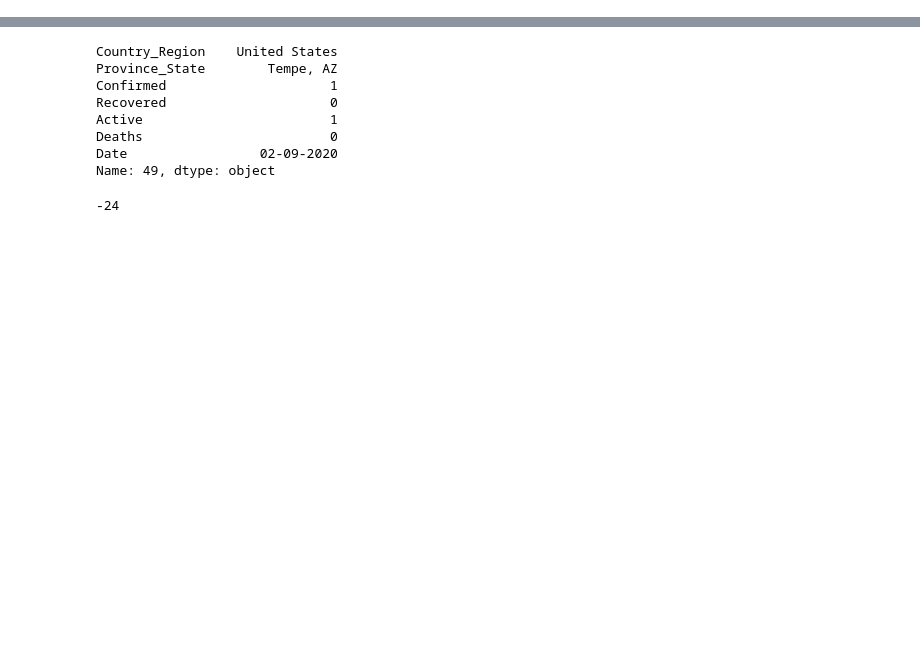
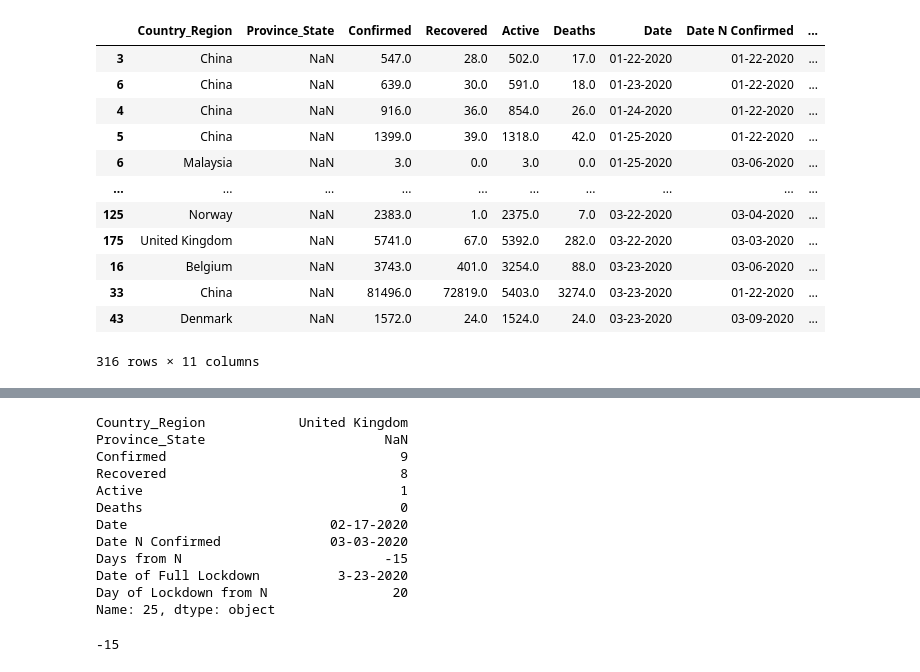
Before and after one commit to covidvis/covid19-vis, a Jupyter notebook: Basic Confirmed Timeline.ipynb, the cells around one changed output, grey strips where cells are left out. Drawn from its saved outputs; the diff is of its cells as text; code cells hidden in the pictures; blank space fills up the shorter version.

```diff
--- a/Basic Confirmed Timeline.ipynb
+++ b/Basic Confirmed Timeline.ipynb
@@ -23 +50,29 @@ df = df.drop(selectedRows, axis=0)
+# %%
+# Adding in information about lockdowns & possibly drop rows without lockdowns
+
+quarantine_df   = pd.read_csv("quarantine-activity.csv",index_col=0).set_index('Country_Region')
+full_lockdown   = quarantine_df[quarantine_df['Lockdown Type'] == 'Full'].groupby("Country_Region")['Date Enacted'].min().to_dict()
+
+# Add date of full lockdown
+cases_df['Date of Full Lockdown']     = cases_df.apply  (lambda x: full_lockdown.get(x['Country_Region']),axis=1)
+cases_df['Day of Lockdown from N']    = cases_df.apply  (lambda x: days_between(x["Date N Confirmed"], x["Date of Full Lockdown"]), axis = 1)
+
+# Drop rows for those without a full lockdown
+cases_df                              = cases_df.dropna (subset=['Date of Full Lockdown'])
+
+cases_df
+# %% [output]
+|  | Country_Region | Province_State | Confirmed | Recovered | Active | Deaths | Date | Date N Confirmed | ... |
+| 3 | China | NaN | 547.0 | 28.0 | 502.0 | 17.0 | 01-22-2020 | 01-22-2020 | ... |
+| 6 | China | NaN | 639.0 | 30.0 | 591.0 | 18.0 | 01-23-2020 | 01-22-2020 | ... |
+| 4 | China | NaN | 916.0 | 36.0 | 854.0 | 26.0 | 01-24-2020 | 01-22-2020 | ... |
+| 5 | China | NaN | 1399.0 | 39.0 | 1318.0 | 42.0 | 01-25-2020 | 01-22-2020 | ... |
+| 6 | Malaysia | NaN | 3.0 | 0.0 | 3.0 | 0.0 | 01-25-2020 | 03-06-2020 | ... |
+| ... | ... | ... | ... | ... | ... | ... | ... | ... | ... |
+| 125 | Norway | NaN | 2383.0 | 1.0 | 2375.0 | 7.0 | 03-22-2020 | 03-04-2020 | ... |
+| 175 | United Kingdom | NaN | 5741.0 | 67.0 | 5392.0 | 282.0 | 03-22-2020 | 03-03-2020 | ... |
+| 16 | Belgium | NaN | 3743.0 | 401.0 | 3254.0 | 88.0 | 03-23-2020 | 03-06-2020 | ... |
+| 33 | China | NaN | 81496.0 | 72819.0 | 5403.0 | 3274.0 | 03-23-2020 | 01-22-2020 | ... |
+| 43 | Denmark | NaN | 1572.0 | 24.0 | 1524.0 | 24.0 | 03-23-2020 | 03-09-2020 | ... |
+316 rows × 11 columns
 # %%
@@ -44,15 +90,20 @@ def days_between(d1, d2):
 # %%
 # Testing
-x = df.iloc[200,:]
+x = cases_df.iloc[100,:]
 print (x)
-days_between(firstDayWith100byCountries[x["Country_Region"]],x["Date"])
+days_between(days_since_N[x["Country_Region"]],x["Date"])
+# df = df[df["Days Since First 100 Confirmed"]>0]
 # %% [output]
-Country_Region    United States
-Province_State        Tempe, AZ
-Confirmed                     1
-Recovered                     0
-Active                        1
-Deaths                        0
-Date                 02-09-2020
-Name: 49, dtype: object
+Country_Region            United Kingdom
+Province_State                       NaN
+Confirmed                              9
+Recovered                              8
+Active                                 1
+Deaths                                 0
+Date                          02-17-2020
+Date N Confirmed              03-03-2020
+Days from N                          -15
+Date of Full Lockdown          3-23-2020
+Day of Lockdown from N                20
+Name: 25, dtype: object
--24
+-15
```
Also changed, not shown: parts of 25 cells of this notebook, 1 other file.
